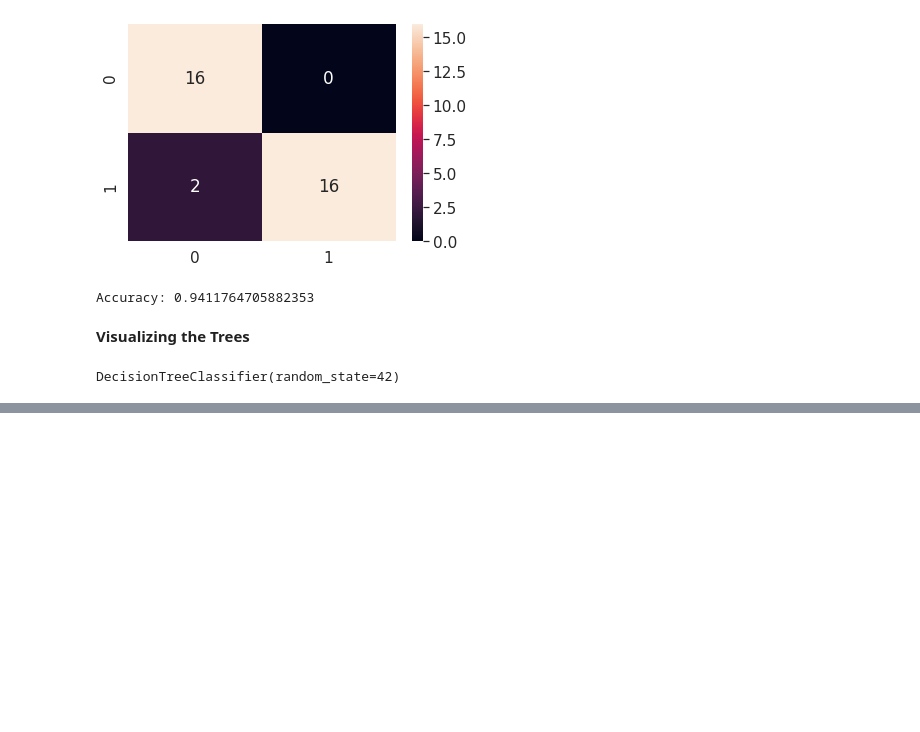
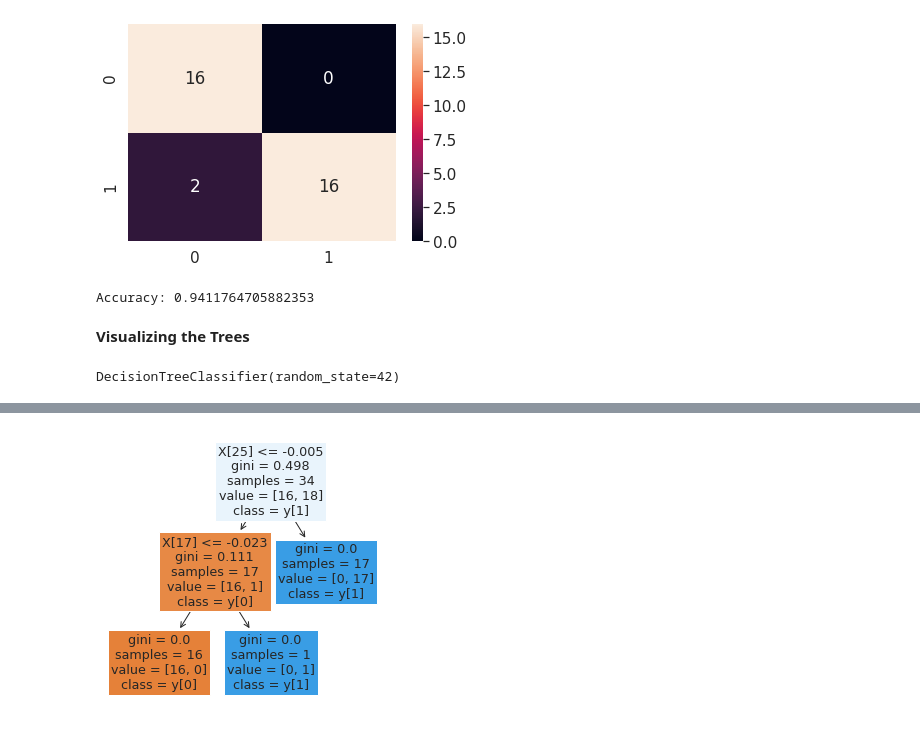
Before and after one commit to jan-of-us/OOP_22_AI_NN, a Jupyter notebook: OOPDivorce.ipynb, the cells around one changed output, grey strips where cells are left out. Saved outputs shown, nothing was run; the diff lists cells and outputs as text; code cells hidden in the pictures; blank space fills up the shorter version.

```diff
--- a/OOPDivorce.ipynb
+++ b/OOPDivorce.ipynb
@@ -207,0 +265,3 @@ plt.show()
+# %%
+from sklearn import tree
+classifier = tree.DecisionTreeClassifier(max_depth=None, random_state=42)
@@ -207,0 +272,7 @@ plt.show()
+# %%
+plt.figure(figsize=(5,5));
+image=tree.plot_tree(classifier,feature_names=None, class_names=True,filled=True, label='all');
+plt.savefig("decistion_tree.jpg",dpi=30);
+plt.show()
+# %% [output]
+[figure, added]
```
Also changed, not shown: parts of 34 cells of this notebook.
